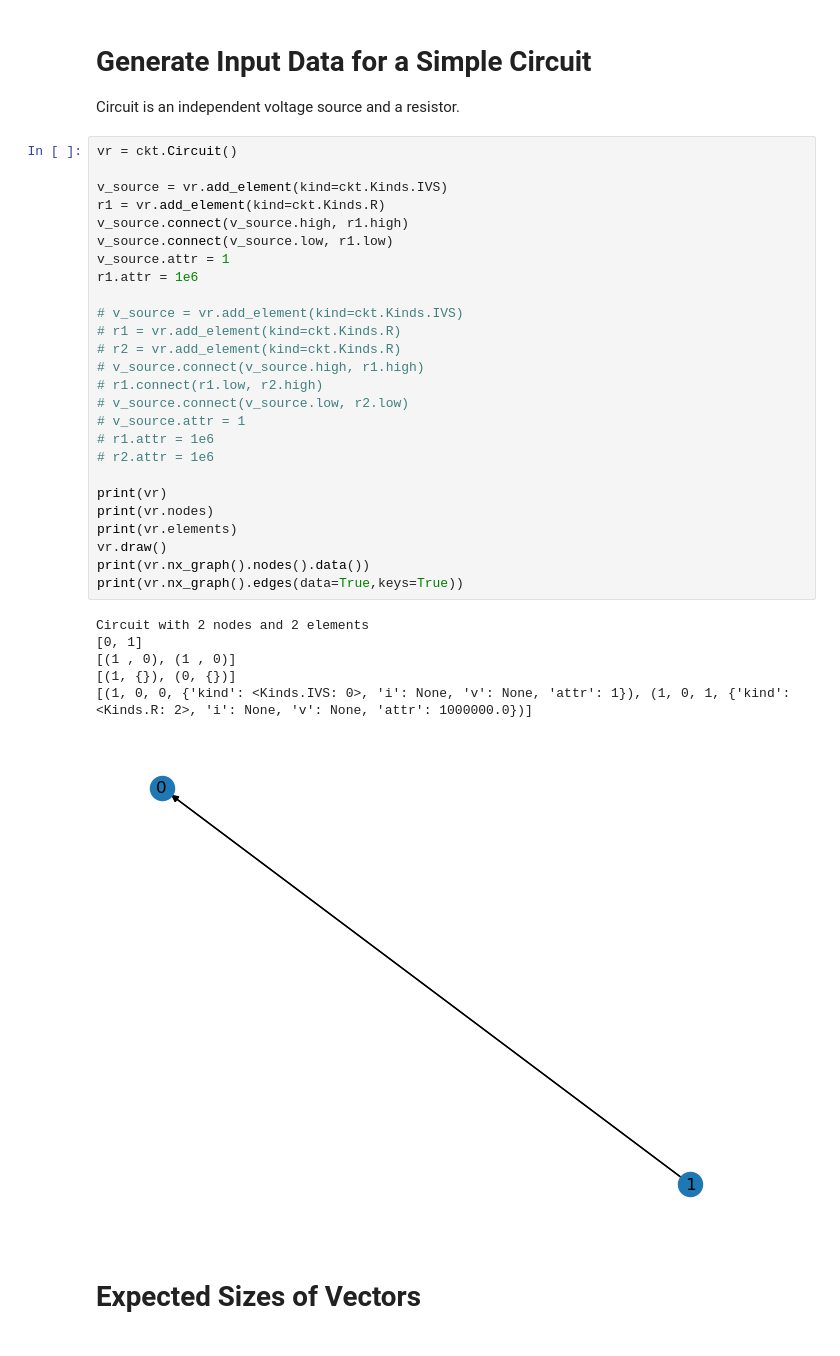
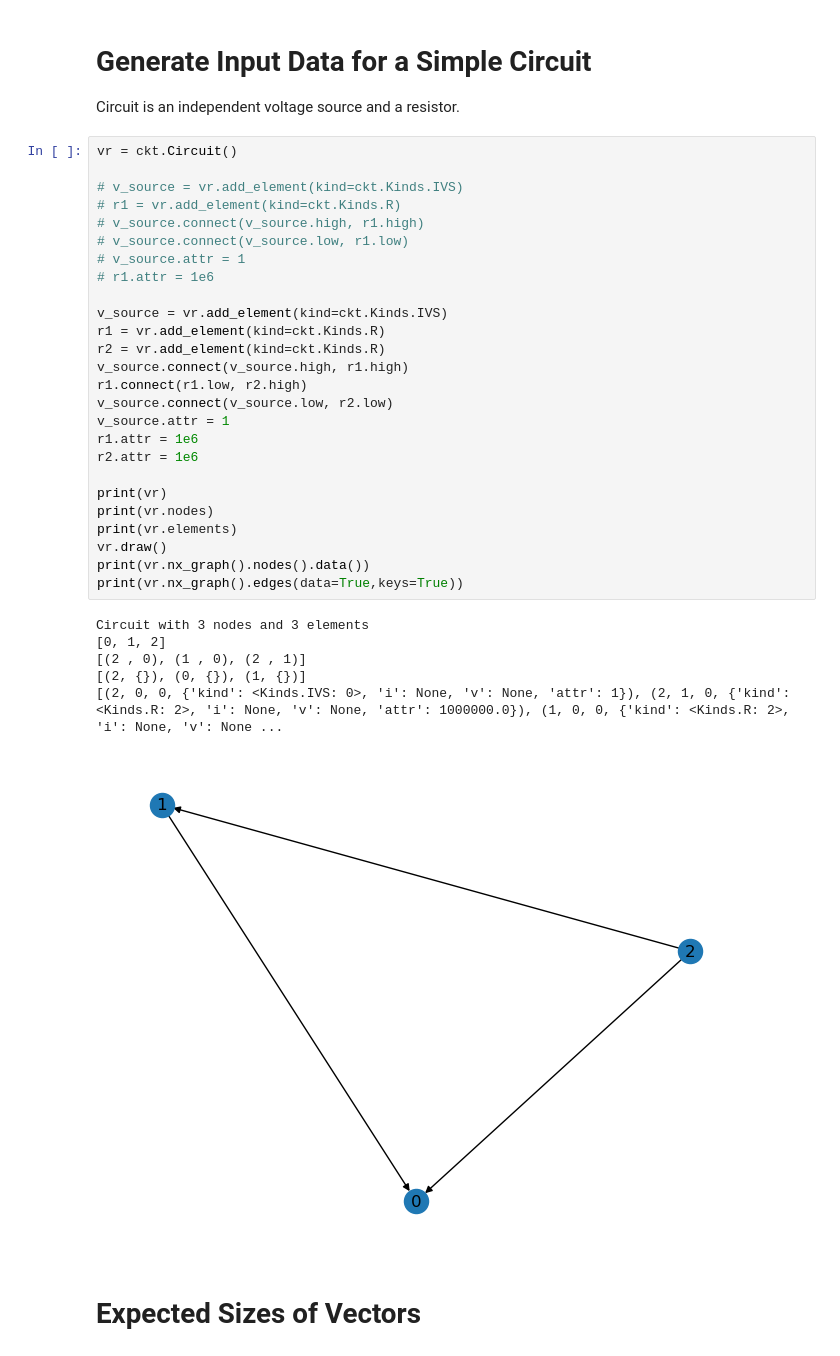
Before and after one commit to twgjr/side_circuit, a Jupyter notebook: ml/dc_lin_ckt_solver.ipynb, the cells around one changed output. Cells and saved outputs as stored; diff of their text form.

```diff
--- a/ml/dc_lin_ckt_solver.ipynb
+++ b/ml/dc_lin_ckt_solver.ipynb
@@ -17,36 +17,36 @@ Circuit is an independent voltage source and a resistor.
 # %%
 vr = ckt.Circuit()
 
+# v_source = vr.add_element(kind=ckt.Kinds.IVS)
+# r1 = vr.add_element(kind=ckt.Kinds.R)
+# v_source.connect(v_source.high, r1.high)
+# v_source.connect(v_source.low, r1.low)
+# v_source.attr = 1
+# r1.attr = 1e6
+
 v_source = vr.add_element(kind=ckt.Kinds.IVS)
 r1 = vr.add_element(kind=ckt.Kinds.R)
+r2 = vr.add_element(kind=ckt.Kinds.R)
 v_source.connect(v_source.high, r1.high)
-v_source.connect(v_source.low, r1.low)
+r1.connect(r1.low, r2.high)
+v_source.connect(v_source.low, r2.low)
 v_source.attr = 1
 r1.attr = 1e6
-
-# v_source = vr.add_element(kind=ckt.Kinds.IVS)
-# r1 = vr.add_element(kind=ckt.Kinds.R)
-# r2 = vr.add_element(kind=ckt.Kinds.R)
-# v_source.connect(v_source.high, r1.high)
-# r1.connect(r1.low, r2.high)
-# v_source.connect(v_source.low, r2.low)
-# v_source.attr = 1
-# r1.attr = 1e6
-# r2.attr = 1e6
+r2.attr = 1e6
 
 print(vr)
 print(vr.nodes)
 print(vr.elements)
 vr.draw()
 print(vr.nx_graph().nodes().data())
 print(vr.nx_graph().edges(data=True,keys=True))
 # %% [output]
-Circuit with 2 nodes and 2 elements
-[0, 1]
-[(1 , 0), (1 , 0)]
-[(1, {}), (0, {})]
-[(1, 0, 0, {'kind': <Kinds.IVS: 0>, 'i': None, 'v': None, 'attr': 1}), (1, 0, 1, {'kind': <Kinds.R: 2>, 'i': None, 'v': None, 'attr': 1000000.0})]
+Circuit with 3 nodes and 3 elements
+[0, 1, 2]
+[(2 , 0), (1 , 0), (2 , 1)]
+[(2, {}), (0, {}), (1, {})]
+[(2, 0, 0, {'kind': <Kinds.IVS: 0>, 'i': None, 'v': None, 'attr': 1}), (2, 1, 0, {'kind': <Kinds.R: 2>, 'i': None, 'v': None, 'attr': 1000000.0}), (1, 0, 0, {'kind': <Kinds.R: 2>, 'i': None, 'v': None ...
-[figure, old version]
+[figure, new version]
 # %% [markdown]
 # Expected Sizes of Vectors
 # %%
```
Also changed, not shown: parts of 15 cells of this notebook, 1 other file.
